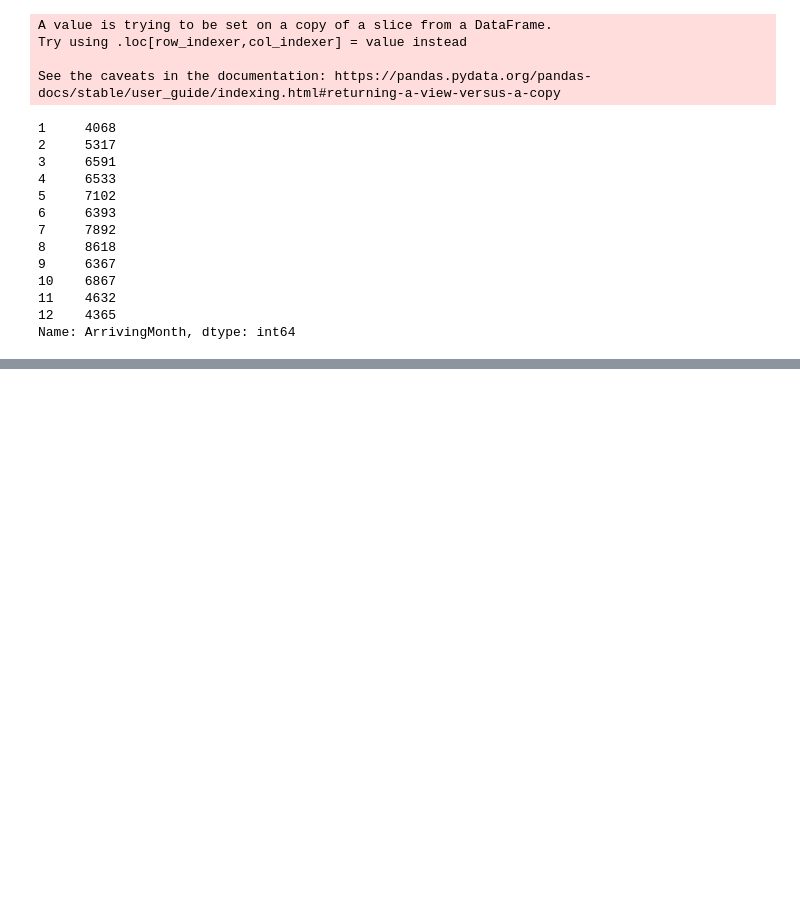
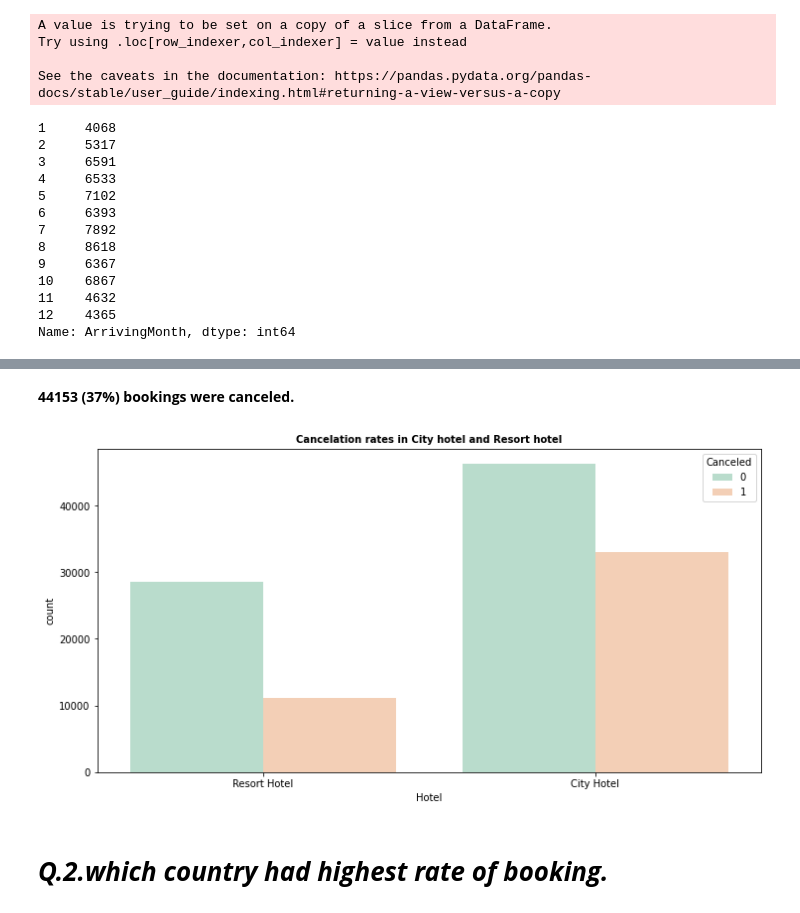
Before and after one commit to krunal7972/Hotel-Booking-analysis, a Jupyter notebook: Krunal_Sonare_Hotel_Booking_Analysis_Capstone_Project.ipynb, the cells around one changed output, grey strips where cells are left out. Saved outputs shown, nothing was run; the diff lists cells and outputs as text; code cells hidden in the pictures; blank space fills up the shorter version.

Commit message:
Hotel Booking Analysis Part 2

```diff
--- a/Krunal_Sonare_Hotel_Booking_Analysis_Capstone_Project.ipynb
+++ b/Krunal_Sonare_Hotel_Booking_Analysis_Capstone_Project.ipynb
@@ -224,0 +249,12 @@ Name: ArrivingMonth, dtype: int64
+# %% [markdown]
+**44153 (37%) bookings were canceled.**
+# %%
+plt.figure(figsize=(12, 6))
+
+sns.countplot(x='Hotel',hue="Canceled", data=hotel,palette='Pastel2')
+plt.title("Cancelation rates in City hotel and Resort hotel",fontweight="bold", size=10)
+plt.show()
+# %% [output]
+[figure, added]
+# %% [markdown]
+# ***Q.2.which country had highest rate of booking.***
```
Also changed, not shown: parts of 31 cells of this notebook.
